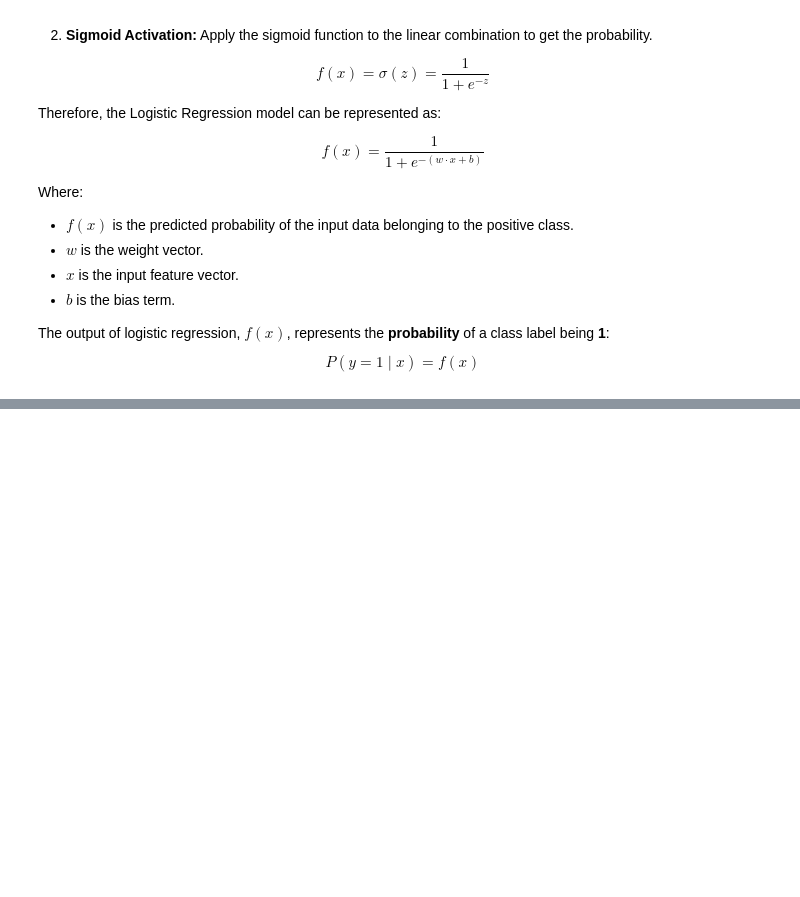
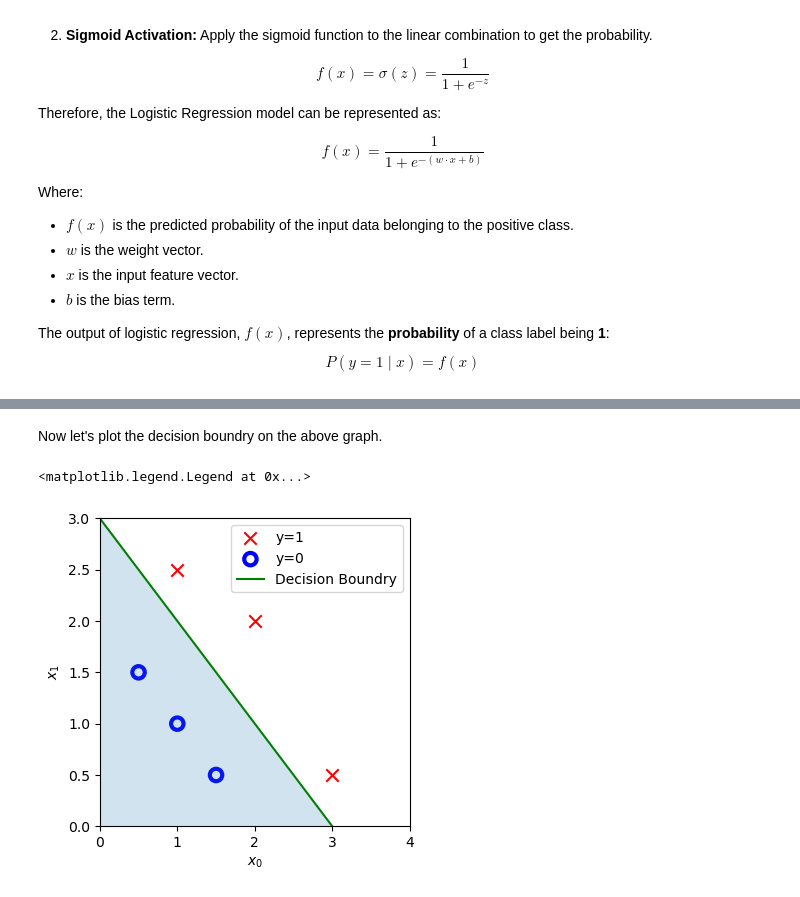
Before and after one commit to AidenHadisi/ml-journey, a Jupyter notebook: 011_logistic_regression.ipynb, the cells around one changed output, grey strips where cells are left out. Drawn from its saved outputs; the diff is of its cells as text; code cells hidden in the pictures; blank space fills up the shorter version.

```diff
--- a/011_logistic_regression.ipynb
+++ b/011_logistic_regression.ipynb
@@ -186,0 +259,16 @@ $$
+# %% [markdown]
+Now let's plot the decision boundry on the above graph.
+# %%
+x0 = np.arange(0, 4)
+x1 = 3 - x0
+
+fig, ax = plt.subplots(figsize=(4,4))
+ax.scatter(pos_x0, pos_x1, marker='x', s=80, c='red', label="y=1")
+ax.scatter(neg_x0, neg_x1, marker='o', s=80, label="y=0", facecolors='none', edgecolors="blue", lw=3)
+ax.set(ylabel="$x_1$", xlabel="$x_0$", xlim=(0, 4), ylim=(0, 3));
+ax.plot(x0, x1, c="green", label="Decision Boundry")
+ax.fill_between(x0,x1, alpha=0.2);
+ax.legend()
+# %% [output]
+<matplotlib.legend.Legend at 0x...>
+[figure, added]
```
Also changed, not shown: parts of 13 cells of this notebook, 1 other file.
